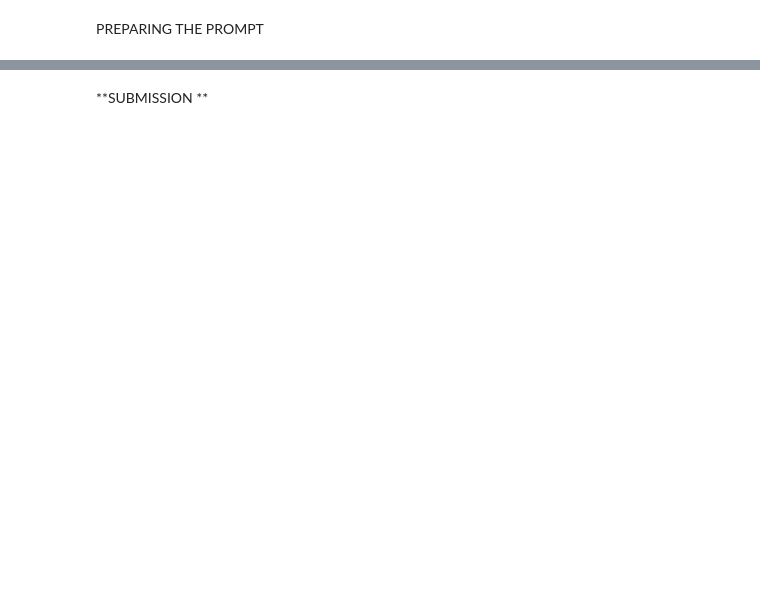
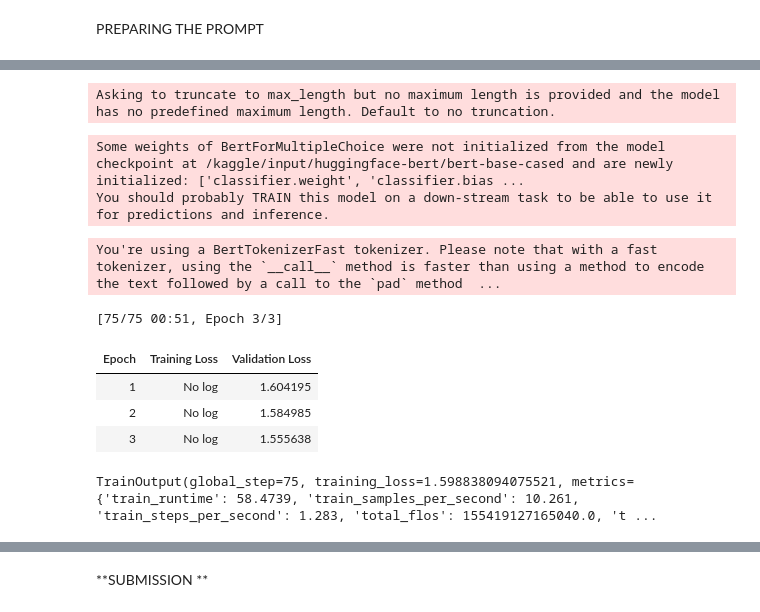
Before and after one commit to rahulsm27/LLMQA, a Jupyter notebook: notebook07b832b000 (1).ipynb, the cells around one changed output, grey strips where cells are left out. Cells and saved outputs as stored; diff of their text form; code cells hidden in the pictures; blank space fills up the shorter version.

Commit message:
BERT + WIKI CONTEXT

```diff
--- a/notebook07b832b000 (1).ipynb
+++ b/notebook07b832b000 (1).ipynb
@@ -190,0 +276,29 @@ PROMPTING THE MODEL TO GET RESPONSE
+# %%
+from transformers import AutoTokenizer
+
+# The path of the model checkpoint we want to use
+model_dir = '/kaggle/input/huggingface-bert/bert-base-cased'
+tokenizer = AutoTokenizer.from_pretrained(model_dir)
+model = AutoModelForMultipleChoice.from_pretrained(model_dir).cuda()
+model.eval()
+# %%
+# We'll create a dictionary to convert option names (A, B, C, D, E) into indices and back again
+options = 'ABCDE'
+indices = list(range(5))
+
+option_to_index = {option: index for option, index in zip(options, indices)}
+index_to_option = {index: option for option, index in zip(options, indices)}
+
+def preprocess(example):
+    # The AutoModelForMultipleChoice class expects a set of question/answer pairs
+    # so we'll copy our question 5 times before tokenizing
+    first_sentence = [example['prompt']] * 5
+    second_sentence = []
+    for option in options:
+        second_sentence.append(example[option])
+    # Our tokenizer will turn our text into token IDs BERT can understand
+    tokenized_example = tokenizer(first_sentence, second_sentence, truncation=True)
+    tokenized_example['label'] = option_to_index[example['answer']]
+    return tokenized_example
+# %% [output]
+Asking to truncate to max_length but no maximum length is provided and the model has no predefined maximum length. Default to no truncation.
@@ -190,0 +341,45 @@ PROMPTING THE MODEL TO GET RESPONSE
+# %%
+# Now we'll instatiate the model that we'll finetune on our public dataset, then use to
+# make prediction on the private dataset.
+from transformers import AutoModelForMultipleChoice, TrainingArguments, Trainer
+model = AutoModelForMultipleChoice.from_pretrained(model_dir)
+# %% [output]
+Some weights of BertForMultipleChoice were not initialized from the model checkpoint at /kaggle/input/huggingface-bert/bert-base-cased and are newly initialized: ['classifier.weight', 'classifier.bias ...
+You should probably TRAIN this model on a down-stream task to be able to use it for predictions and inference.
+# %%
+# The arguments here are selected to run quickly; feel free to play with them.
+model_dir = 'finetuned_bert'
+training_args = TrainingArguments(
+    output_dir=model_dir,
+    evaluation_strategy="epoch",
+    save_strategy="epoch",
+    load_best_model_at_end=True,
+    learning_rate=5e-5,
+    per_device_train_batch_size=4,
+    per_device_eval_batch_size=4,
+    num_train_epochs=3,
+    weight_decay=0.01,
+    report_to='none'
+)
+# %%
+# Generally it's a bad idea to validate on your training set, but because our training set
+# for this problem is so small we're going to train on all our data.
+trainer = Trainer(
+    model=model,
+    args=training_args,
+    train_dataset=tokenized_train_ds,
+    eval_dataset=tokenized_train_ds,
+    tokenizer=tokenizer,
+    data_collator=DataCollatorForMultipleChoice(tokenizer=tokenizer),
+)
+# %%
+# Training should take about a minute
+trainer.train()
+# %% [output]
+You're using a BertTokenizerFast tokenizer. Please note that with a fast tokenizer, using the `__call__` method is faster than using a method to encode the text followed by a call to the `pad` method  ...
+[75/75 00:51, Epoch 3/3]
+| Epoch | Training Loss | Validation Loss |
+| 1 | No log | 1.604195 |
+| 2 | No log | 1.584985 |
+| 3 | No log | 1.555638 |
+TrainOutput(global_step=75, training_loss=1.598838094075521, metrics={'train_runtime': 58.4739, 'train_samples_per_second': 10.261, 'train_steps_per_second': 1.283, 'total_flos': 155419127165040.0, 't ...
```
Also changed, not shown: parts of 21 cells of this notebook, 4 other files.
